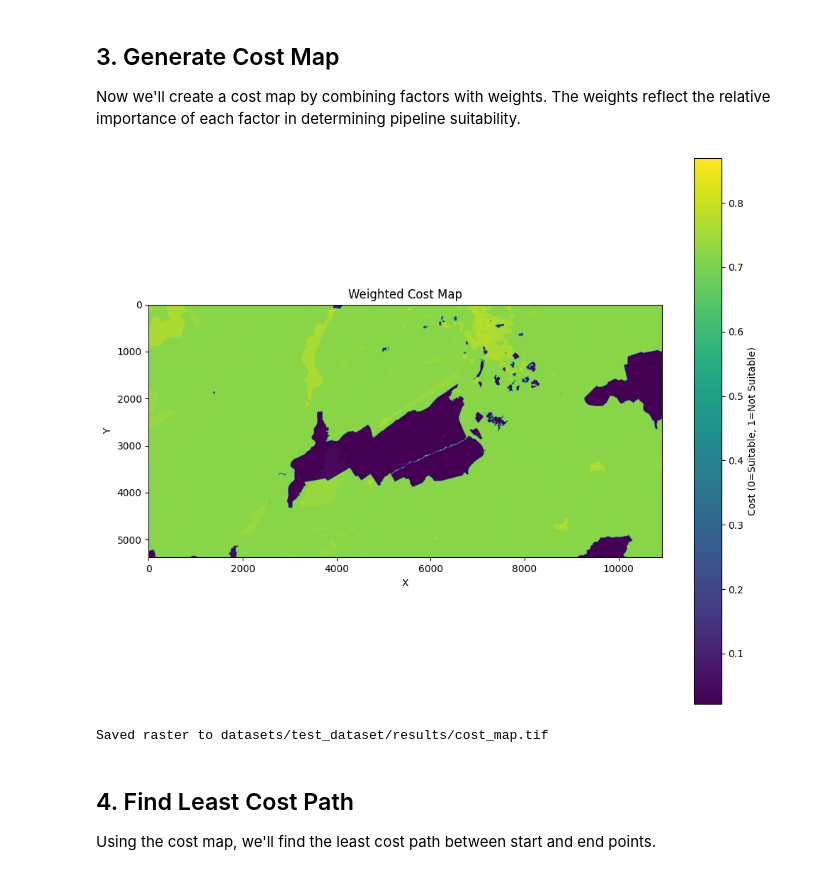
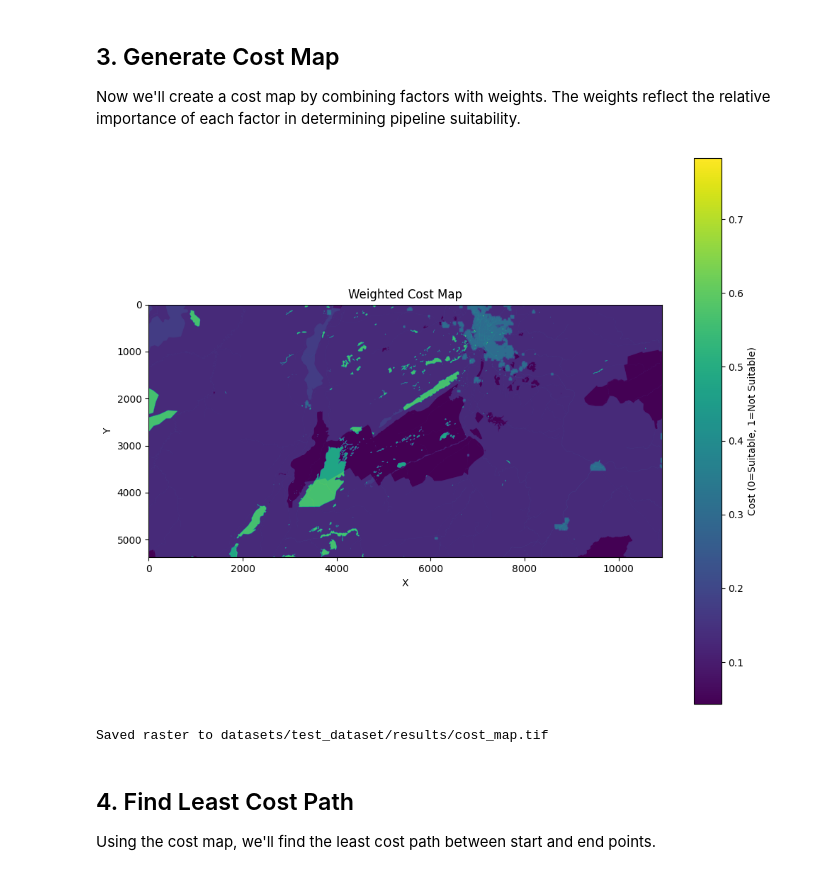
Before and after one commit to bazzile/pipefit, a Jupyter notebook: analysis.ipynb, the cells around one changed output. Cells and saved outputs as stored; diff of their text form; code cells hidden in the pictures.

```diff
--- a/analysis.ipynb
+++ b/analysis.ipynb
@@ -69,34 +69,34 @@ Now we'll create a cost map by combining factors with weights. The weights refle
 # %%
 # Define weights for each factor
 # These can be different from the factor names in the data files
 weights = {
-    'protected_areas': 0.8,
-    'proximity_to_cities': 0.05,
-    'slope': 0.05,
+    'protected_areas': 0.1,
+    'proximity_to_cities': 0.2,
+    'slope': 0.1,
     'railways': 0.05,
-    'rivers': 0.025,
-    'wetlands': 0.025
+    'rivers': 0.05,
+    'wetlands': 0.5
 }
 
 # # Optional: Define a weight-to-factor mapping if your weight keys don't match factor names
 weight_mapping = None  # We're using standardized names, so no mapping needed
 
 # Generate cost map with default weight for any missing factors
 cost_map = cost_generator.generate_cost_map(
     weights=weights,
     default_weight=0.05,  # Any factors without explicit weights get this value
     weight_mapping=weight_mapping
 )
 
 # Visualize cost map
 cost_generator.visualize_cost_map(cost_map, title="Weighted Cost Map")
 
 # Save cost map (optional)
 cost_map_path = os.path.join(dataset_path, 'results', 'cost_map.tif')
 os.makedirs(os.path.dirname(cost_map_path), exist_ok=True)
 data_loader.save_raster(cost_map, cost_map_path)
 # %% [output]
-[figure, old version]
+[figure, new version]
 Saved raster to datasets/test_dataset/results/cost_map.tif
 # %% [markdown]
 ## 4. Find Least Cost Path
```
Also changed, not shown: 2 other files.
